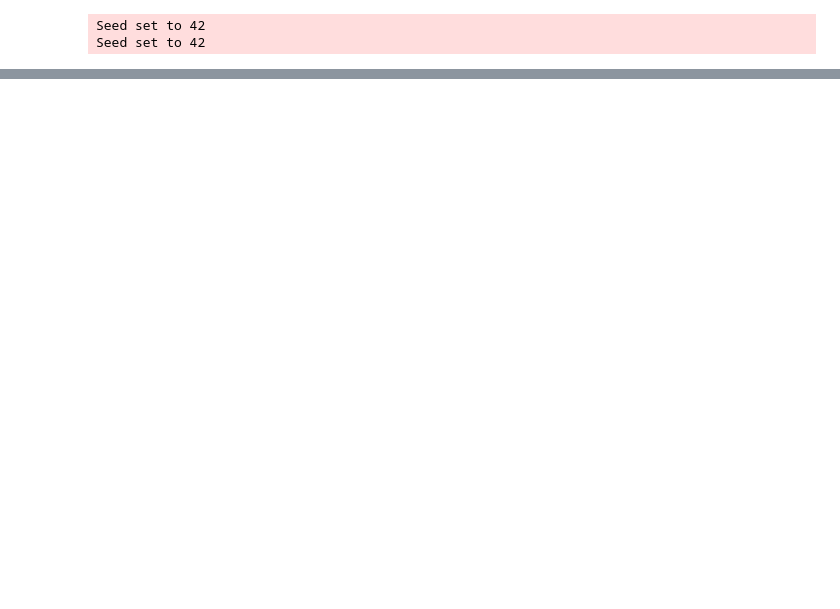
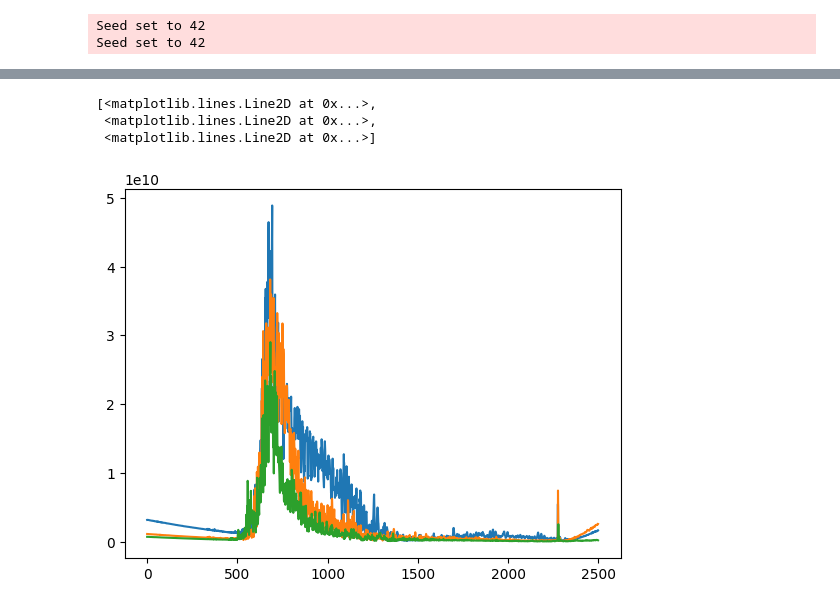
Before and after one commit to liutianlin0121/seisLM, a Jupyter notebook: notebooks/cleaned_laurenti_dataset.ipynb, the cells around one changed output, grey strips where cells are left out. Drawn from its saved outputs; the diff is of its cells as text; code cells hidden in the pictures; blank space fills up the shorter version.

```diff
--- a/notebooks/cleaned_laurenti_dataset.ipynb
+++ b/notebooks/cleaned_laurenti_dataset.ipynb
@@ -26,3 +51,10 @@ datasets['train']['X'].shape
+# %%
+plt.plot(train_var)
+# %% [output]
+[<matplotlib.lines.Line2D at 0x...>,
+ <matplotlib.lines.Line2D at 0x...>,
+ <matplotlib.lines.Line2D at 0x...>]
+[figure, added]
 # %%
 # datasets['train']['occurence_time']
 train_occurence_time = datasets['train']['occurence_time']
```
Also changed, not shown: parts of 11 cells of this notebook, 3 other files.
